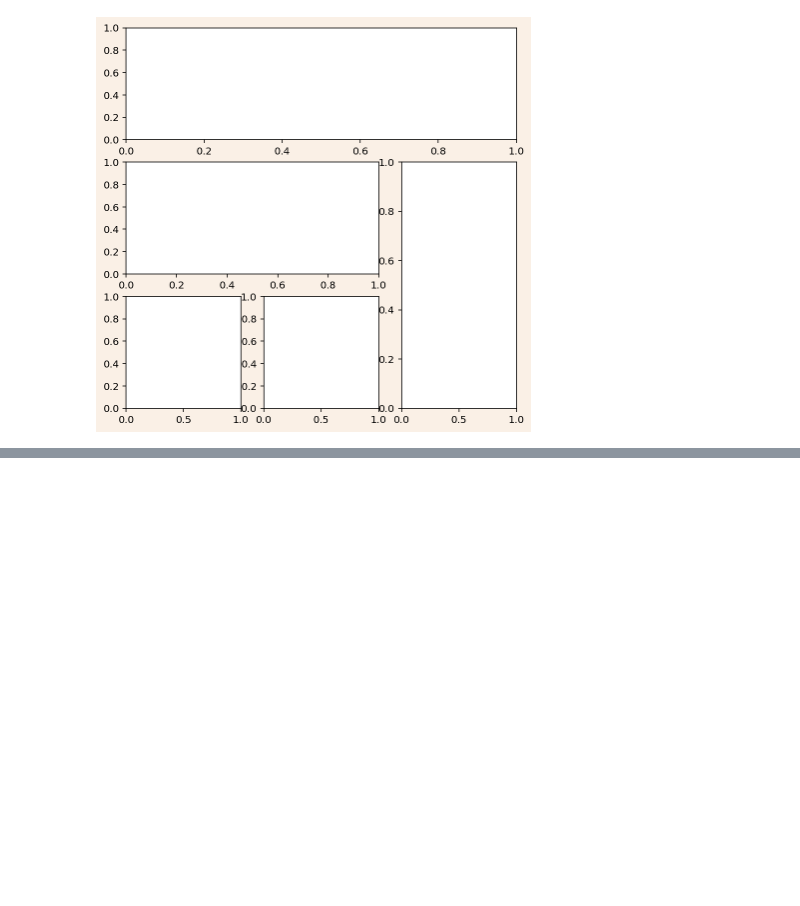
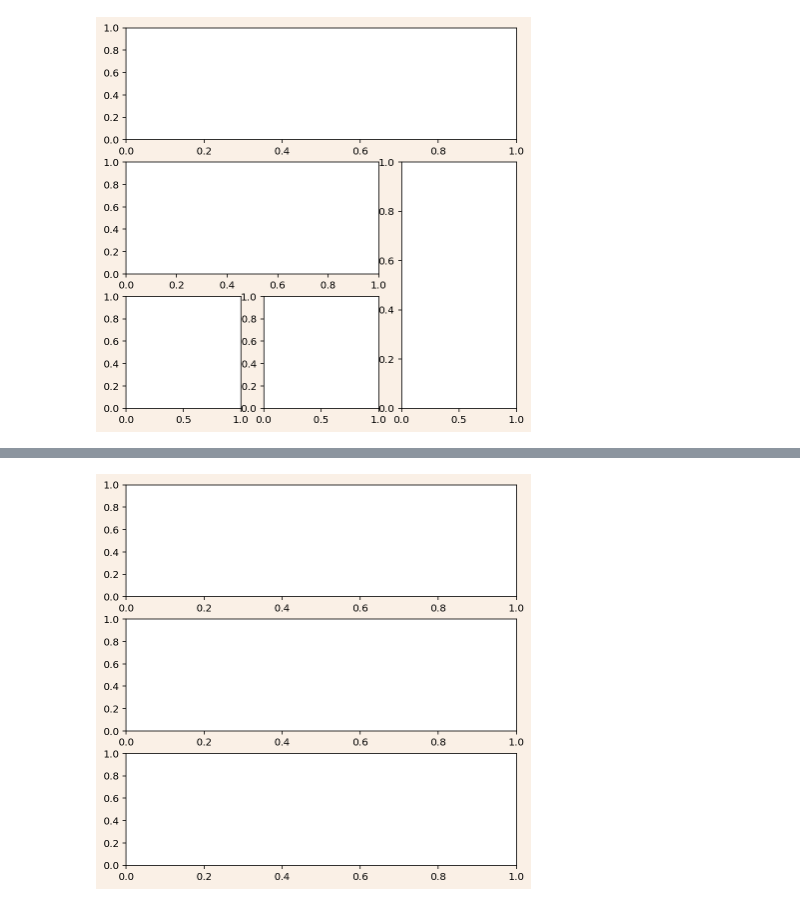
Before and after one commit to bluefruit0215/matplotlib_study, a Jupyter notebook: 1-1 실습.ipynb, the cells around one changed output, grey strips where cells are left out. Drawn from its saved outputs; the diff is of its cells as text; code cells hidden in the pictures; blank space fills up the shorter version.

```diff
--- a/1-1 실습.ipynb
+++ b/1-1 실습.ipynb
@@ -24,0 +37,4 @@ ax4 = plt.subplot2grid((3, 3), (2, 1), fig=fig)
+# %%
+fig, axes = plt.subplots(3, 1, figsize=(7, 7), facecolor='linen')
+# %% [output]
+[figure, added]
```
Also changed, not shown: parts of 16 cells of this notebook.
